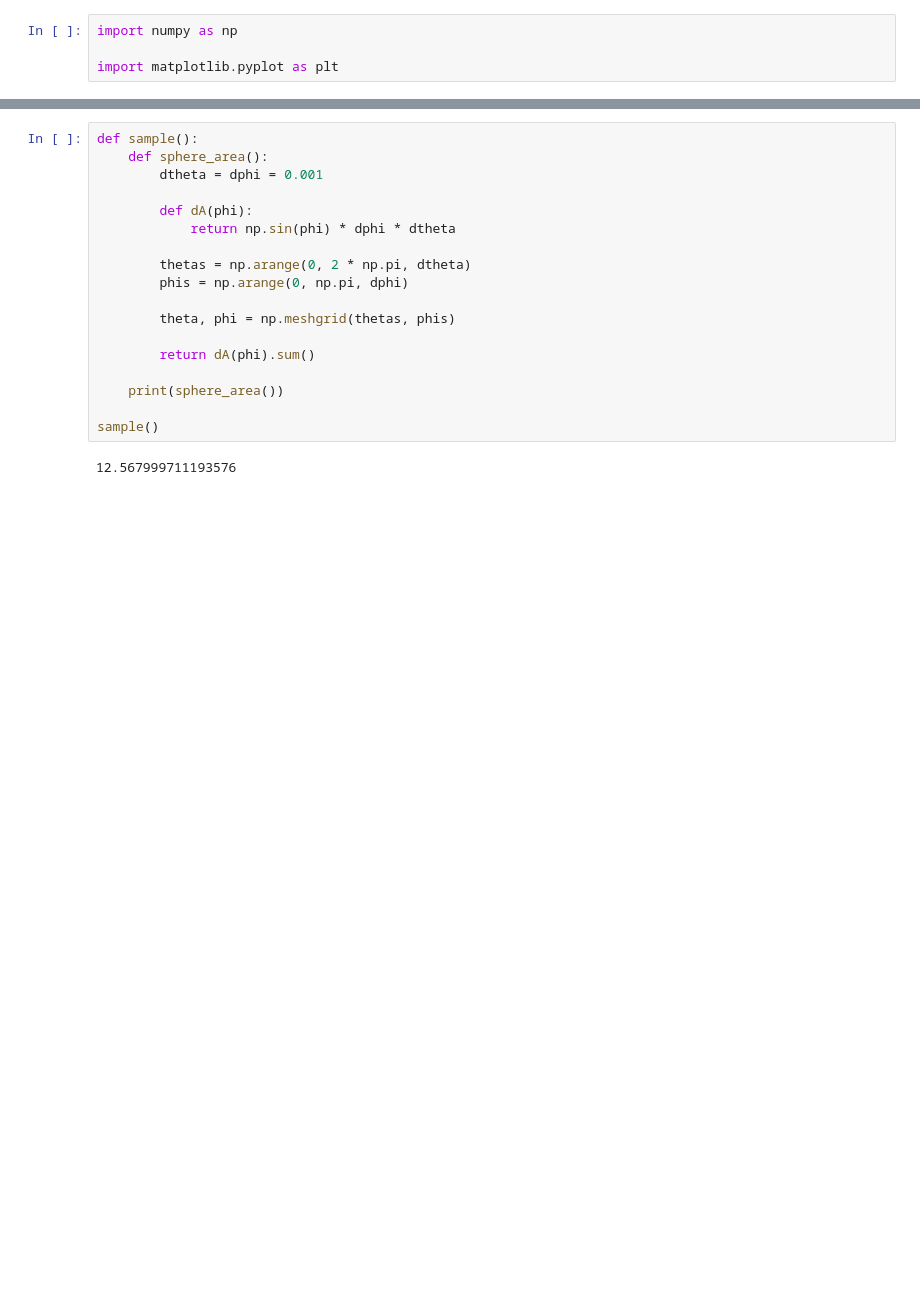
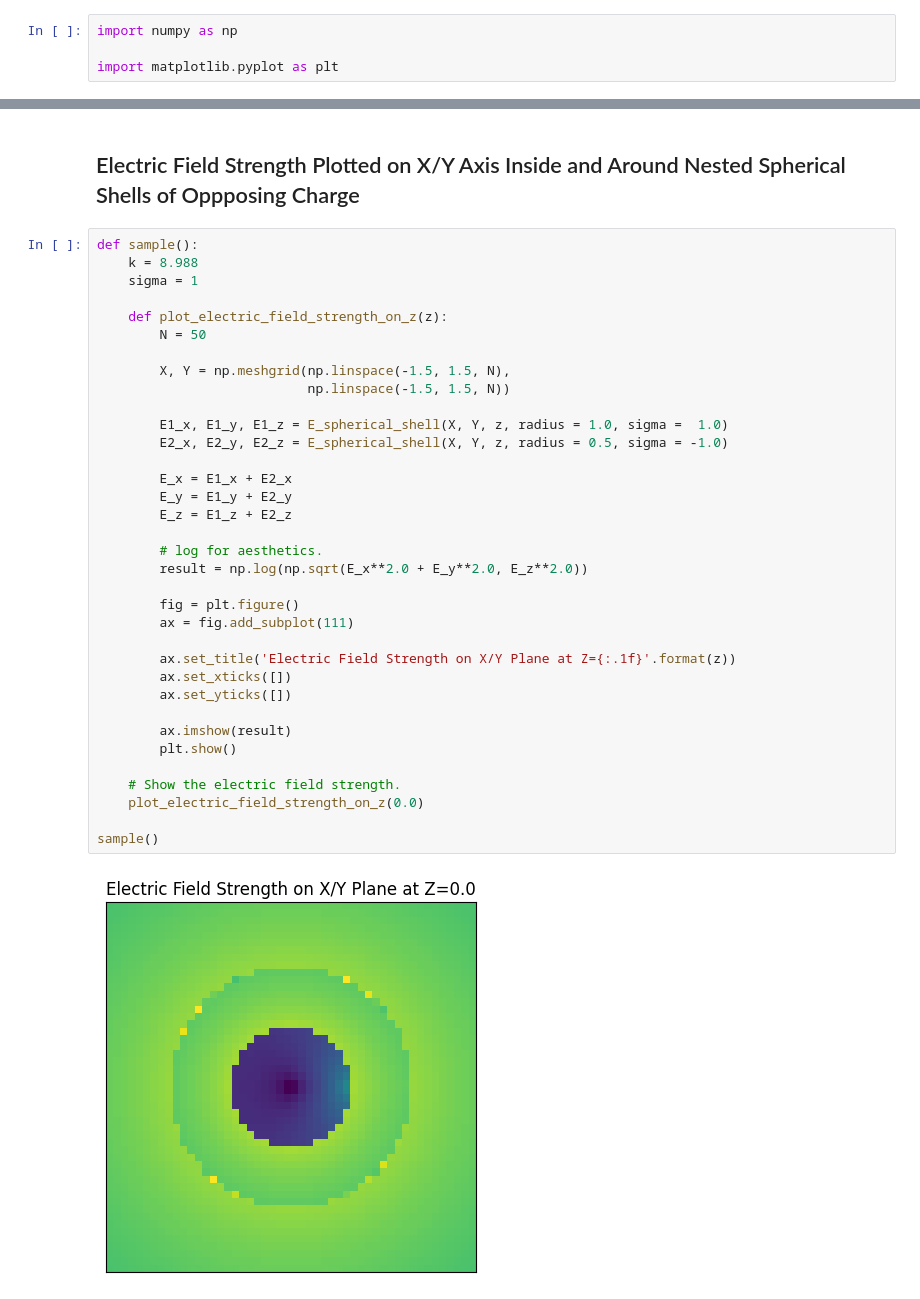
Before and after one commit to fractalate/math, a Jupyter notebook: notes/numeric_integrals_3d.ipynb, the cells around one changed output, grey strips where cells are left out. Drawn from its saved outputs; the diff is of its cells as text; blank space fills up the shorter version.

```diff
--- a/notes/numeric_integrals_3d.ipynb
+++ b/notes/numeric_integrals_3d.ipynb
@@ -104,20 +111,39 @@ outside (14.100835651056132, -9.275012827334726e-05, 6.849290114502017e-06)
-# %%
-def sample():
-    def sphere_area():
-        dtheta = dphi = 0.001
-
-        def dA(phi):
-            return np.sin(phi) * dphi * dtheta
-
-        thetas = np.arange(0, 2 * np.pi, dtheta)
-        phis = np.arange(0, np.pi, dphi)
-
-        theta, phi = np.meshgrid(thetas, phis)
-
-        return dA(phi).sum()
-
-    print(sphere_area())
-
-sample()
-# %% [output]
-12.567999711193576
+# %% [markdown]
+## Electric Field Strength Plotted on X/Y Axis Inside and Around Nested Spherical Shells of Oppposing Charge
+# %%
+def sample():
+    k = 8.988
+    sigma = 1
+
+    def plot_electric_field_strength_on_z(z):
+        N = 50
+
+        X, Y = np.meshgrid(np.linspace(-1.5, 1.5, N),
+                           np.linspace(-1.5, 1.5, N))
+
+        E1_x, E1_y, E1_z = E_spherical_shell(X, Y, z, radius = 1.0, sigma =  1.0)
+        E2_x, E2_y, E2_z = E_spherical_shell(X, Y, z, radius = 0.5, sigma = -1.0)
+
+        E_x = E1_x + E2_x
+        E_y = E1_y + E2_y
+        E_z = E1_z + E2_z
+
+        # log for aesthetics.
+        result = np.log(np.sqrt(E_x**2.0 + E_y**2.0, E_z**2.0))
+
+        fig = plt.figure()
+        ax = fig.add_subplot(111)
+
+        ax.set_title('Electric Field Strength on X/Y Plane at Z={:.1f}'.format(z))
+        ax.set_xticks([])
+        ax.set_yticks([])
+
+        ax.imshow(result)
+        plt.show()
+
+    # Show the electric field strength.
+    plot_electric_field_strength_on_z(0.0)
+
+sample()
+# %% [output]
+[figure, added]
```
Also changed, not shown: parts of 8 cells of this notebook, 1 other file.
